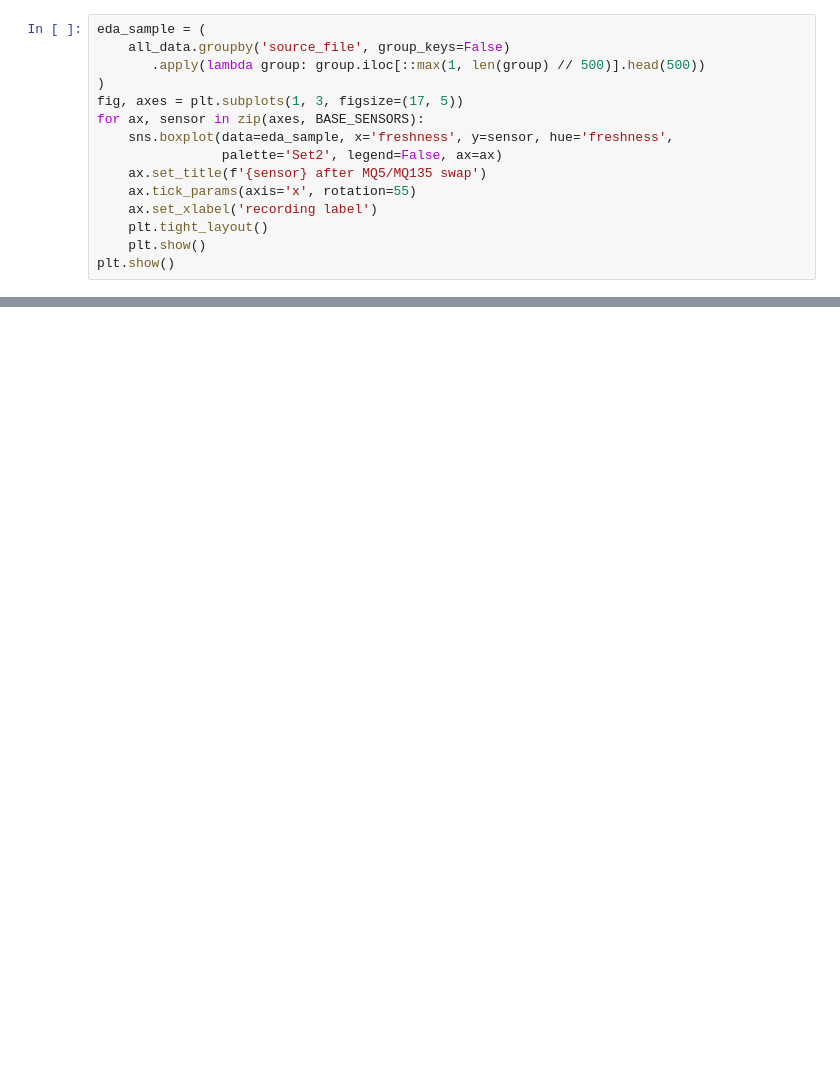
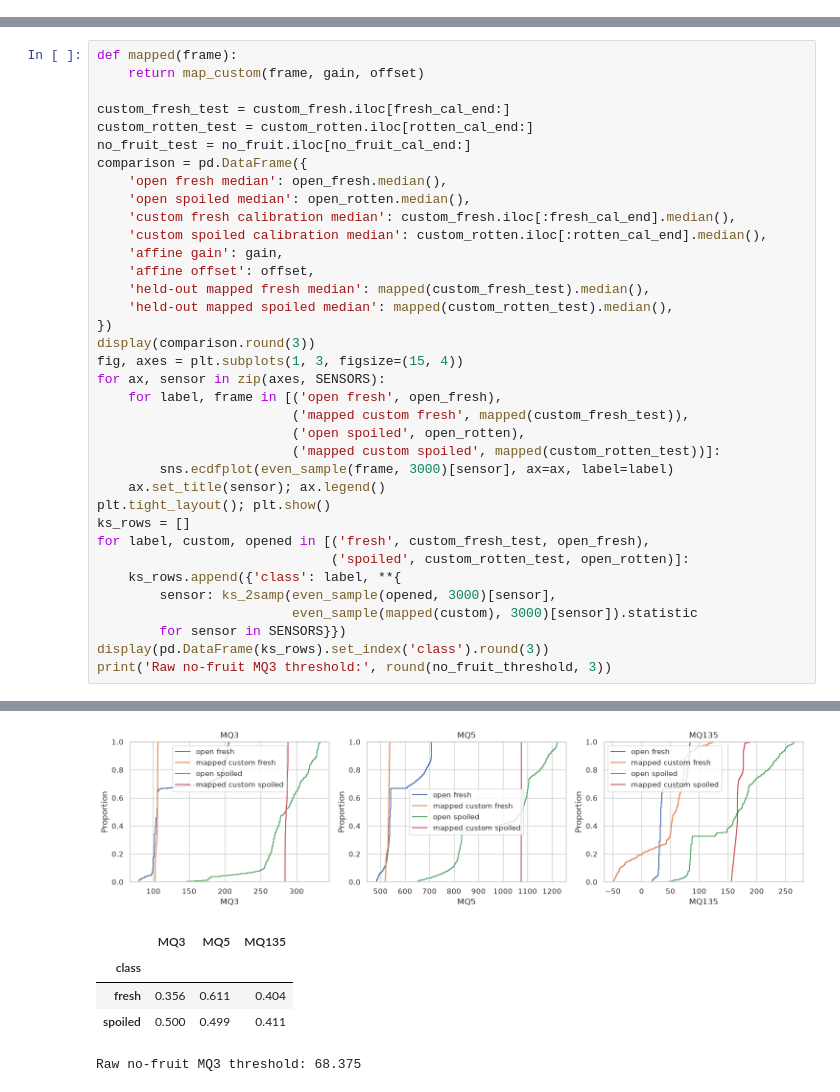
Before and after one commit to cyb3r-b4stard/skoltech-iw-smart-fridge, a Jupyter notebook: snn_freshness_eda.ipynb, the cells around one changed output, grey strips where cells are left out. Saved outputs shown, nothing was run; the diff lists cells and outputs as text; blank space fills up the shorter version.

```diff
--- a/snn_freshness_eda.ipynb
+++ b/snn_freshness_eda.ipynb
@@ -143,15 +0,0 @@ The reference recording is plotted alongside fruit recordings to show the sensor
-# %%
-eda_sample = (
-    all_data.groupby('source_file', group_keys=False)
-       .apply(lambda group: group.iloc[::max(1, len(group) // 500)].head(500))
-)
-fig, axes = plt.subplots(1, 3, figsize=(17, 5))
-for ax, sensor in zip(axes, BASE_SENSORS):
-    sns.boxplot(data=eda_sample, x='freshness', y=sensor, hue='freshness',
-                palette='Set2', legend=False, ax=ax)
-    ax.set_title(f'{sensor} after MQ5/MQ135 swap')
-    ax.tick_params(axis='x', rotation=55)
-    ax.set_xlabel('recording label')
-    plt.tight_layout()
-    plt.show()
-plt.show()
@@ -385,0 +50,37 @@ plt.show()
+# %%
+def mapped(frame):
+    return map_custom(frame, gain, offset)
+
+custom_fresh_test = custom_fresh.iloc[fresh_cal_end:]
+custom_rotten_test = custom_rotten.iloc[rotten_cal_end:]
+no_fruit_test = no_fruit.iloc[no_fruit_cal_end:]
+comparison = pd.DataFrame({
+    'open fresh median': open_fresh.median(),
+    'open spoiled median': open_rotten.median(),
+    'custom fresh calibration median': custom_fresh.iloc[:fresh_cal_end].median(),
+    'custom spoiled calibration median': custom_rotten.iloc[:rotten_cal_end].median(),
+    'affine gain': gain,
+    'affine offset': offset,
+    'held-out mapped fresh median': mapped(custom_fresh_test).median(),
+    'held-out mapped spoiled median': mapped(custom_rotten_test).median(),
+})
+display(comparison.round(3))
+fig, axes = plt.subplots(1, 3, figsize=(15, 4))
+for ax, sensor in zip(axes, SENSORS):
+    for label, frame in [('open fresh', open_fresh),
+                         ('mapped custom fresh', mapped(custom_fresh_test)),
+                         ('open spoiled', open_rotten),
+                         ('mapped custom spoiled', mapped(custom_rotten_test))]:
+        sns.ecdfplot(even_sample(frame, 3000)[sensor], ax=ax, label=label)
+    ax.set_title(sensor); ax.legend()
+plt.tight_layout(); plt.show()
+ks_rows = []
+for label, custom, opened in [('fresh', custom_fresh_test, open_fresh),
+                              ('spoiled', custom_rotten_test, open_rotten)]:
+    ks_rows.append({'class': label, **{
+        sensor: ks_2samp(even_sample(opened, 3000)[sensor],
+                         even_sample(mapped(custom), 3000)[sensor]).statistic
+        for sensor in SENSORS}})
+display(pd.DataFrame(ks_rows).set_index('class').round(3))
+print('Raw no-fruit MQ3 threshold:', round(no_fruit_threshold, 3))
+# %% [output]
@@ -385,0 +91,6 @@ plt.show()
+[figure, added]
+|  | MQ3 | MQ5 | MQ135 |
+| class |  |  |  |
+| fresh | 0.356 | 0.611 | 0.404 |
+| spoiled | 0.500 | 0.499 | 0.411 |
+Raw no-fruit MQ3 threshold: 68.375
```
Also changed, not shown: parts of 24 cells of this notebook, 16 other files.
